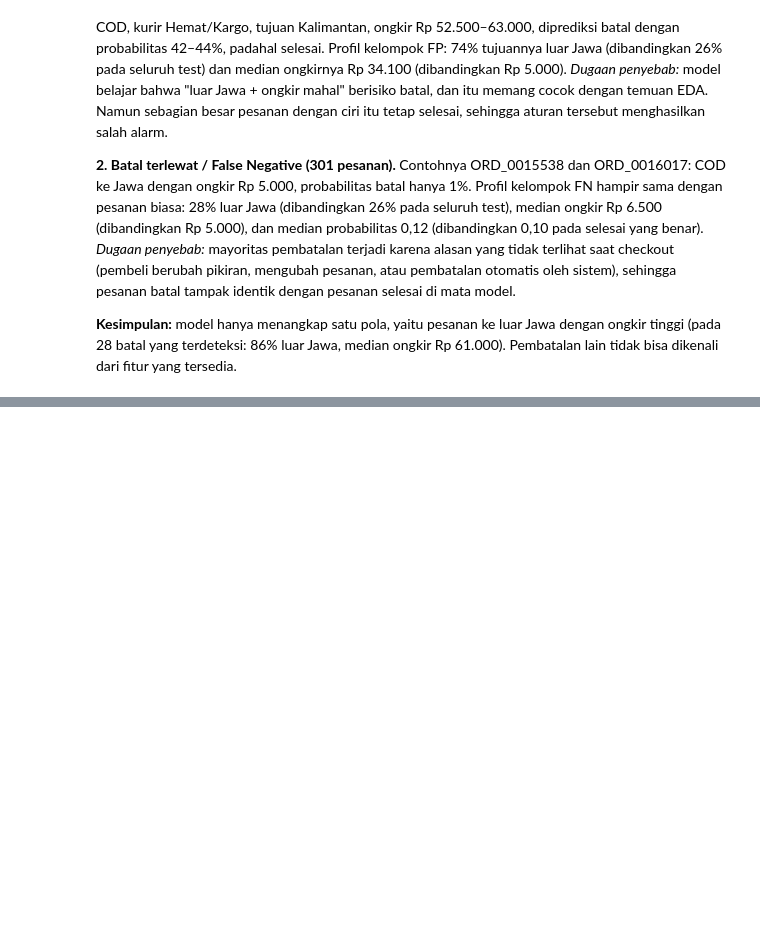
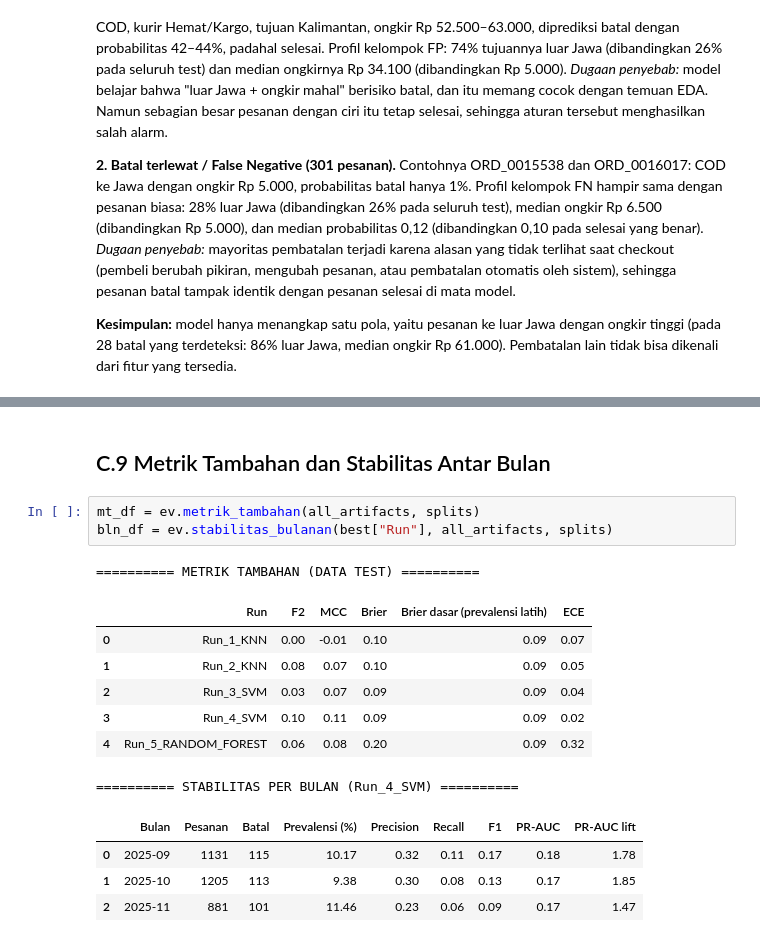
Before and after one commit to Morxidia/17_IF-B_wkwkwk, a Jupyter notebook: main.ipynb, the cells around one changed output, grey strips where cells are left out. Saved outputs shown, nothing was run; the diff lists cells and outputs as text; blank space fills up the shorter version.

```diff
--- a/main.ipynb
+++ b/main.ipynb
@@ -1255,0 +1274,18 @@ Model ini dapat dijadikan dasar awal pengembangan sistem prediksi risiko pembata
+# %% [markdown]
+## C.9 Metrik Tambahan dan Stabilitas Antar Bulan
+# %%
+mt_df = ev.metrik_tambahan(all_artifacts, splits)
+bln_df = ev.stabilitas_bulanan(best["Run"], all_artifacts, splits)
+# %% [output]
+========== METRIK TAMBAHAN (DATA TEST) ==========
+|  | Run | F2 | MCC | Brier | Brier dasar (prevalensi latih) | ECE |
+| 0 | Run_1_KNN | 0.00 | -0.01 | 0.10 | 0.09 | 0.07 |
+| 1 | Run_2_KNN | 0.08 | 0.07 | 0.10 | 0.09 | 0.05 |
+| 2 | Run_3_SVM | 0.03 | 0.07 | 0.09 | 0.09 | 0.04 |
+| 3 | Run_4_SVM | 0.10 | 0.11 | 0.09 | 0.09 | 0.02 |
+| 4 | Run_5_RANDOM_FOREST | 0.06 | 0.08 | 0.20 | 0.09 | 0.32 |
+========== STABILITAS PER BULAN (Run_4_SVM) ==========
+|  | Bulan | Pesanan | Batal | Prevalensi (%) | Precision | Recall | F1 | PR-AUC | PR-AUC lift |
+| 0 | 2025-09 | 1131 | 115 | 10.17 | 0.32 | 0.11 | 0.17 | 0.18 | 1.78 |
+| 1 | 2025-10 | 1205 | 113 | 9.38 | 0.30 | 0.08 | 0.13 | 0.17 | 1.85 |
+| 2 | 2025-11 | 881 | 101 | 11.46 | 0.23 | 0.06 | 0.09 | 0.17 | 1.47 |
```
Also changed, not shown: parts of 28 cells of this notebook, 1 other file.
